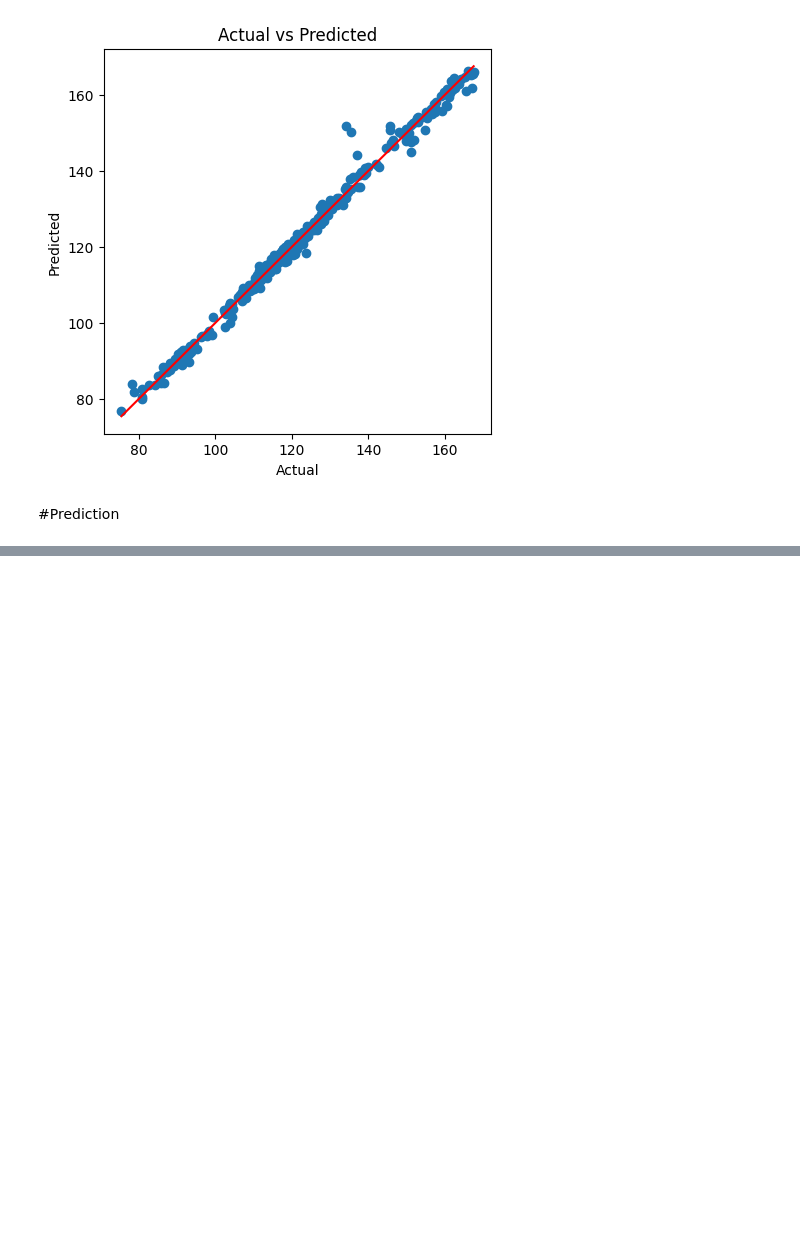
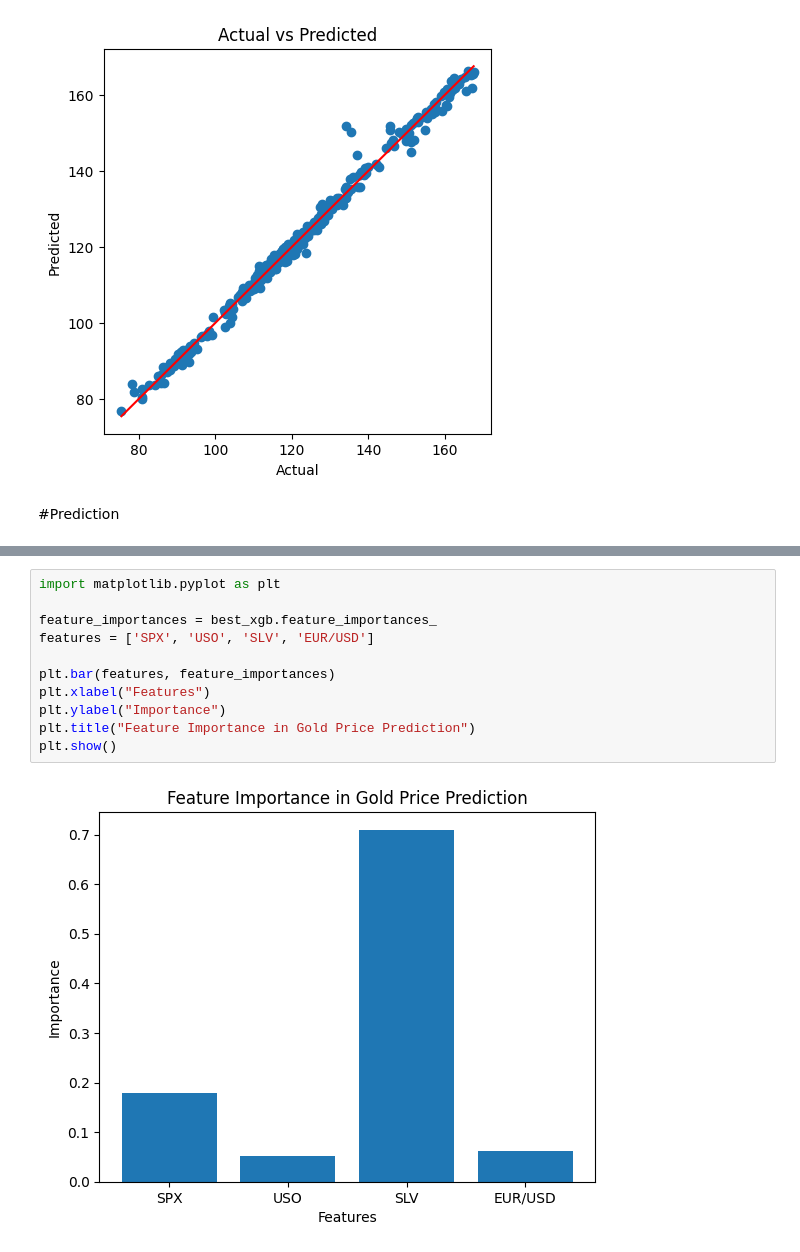
Before and after one commit to Vatsi007/Machine-Learning, a Jupyter notebook: GOLD.ipynb, the cells around one changed output, grey strips where cells are left out. Cells and saved outputs as stored; diff of their text form; blank space fills up the shorter version.

```diff
--- a/GOLD.ipynb
+++ b/GOLD.ipynb
@@ -339,0 +358,13 @@ print(prediction)
+# %%
+import matplotlib.pyplot as plt
+
+feature_importances = best_xgb.feature_importances_
+features = ['SPX', 'USO', 'SLV', 'EUR/USD']
+
+plt.bar(features, feature_importances)
+plt.xlabel("Features")
+plt.ylabel("Importance")
+plt.title("Feature Importance in Gold Price Prediction")
+plt.show()
+# %% [output]
+[figure, added]
```
Also changed, not shown: parts of 5 cells of this notebook.
